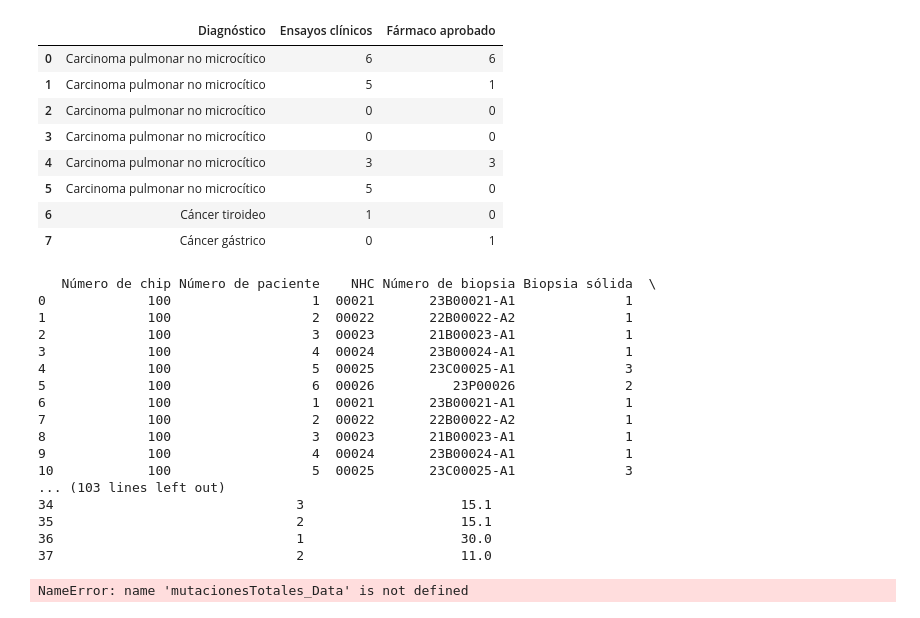
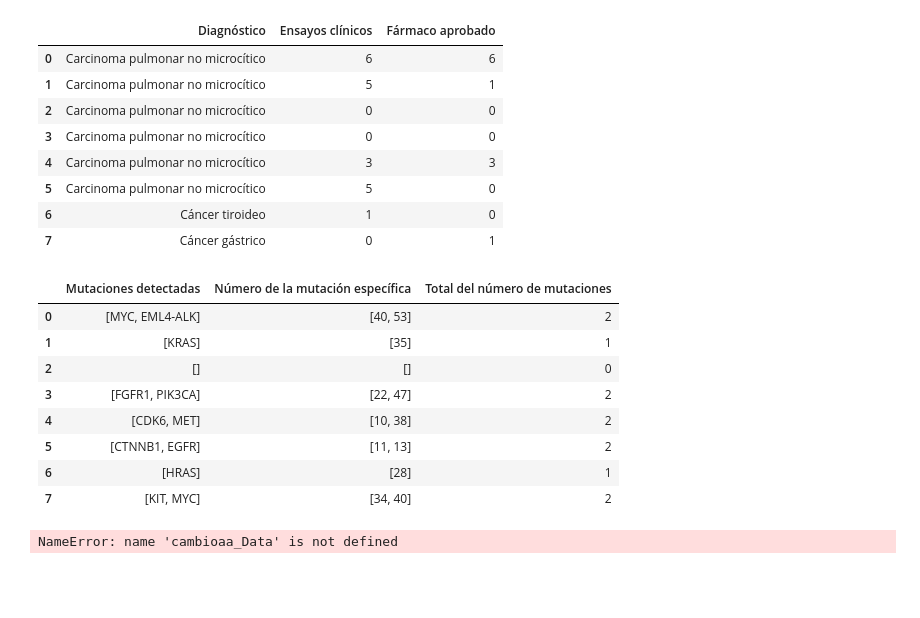
Before and after one commit to LuciaVitores/Automatizacion_PDF_scraping, a Jupyter notebook: PruebaLucia.ipynb, the cells around one changed output. Cells and saved outputs as stored; diff of their text form; code cells hidden in the pictures; blank space fills up the shorter version.

```diff
--- a/PruebaLucia.ipynb
+++ b/PruebaLucia.ipynb
@@ -1178,0 +1362,9 @@ mutaciones_totales
+# %%
+numero_iden = []
+for i in mut:
+    valores = [genes.get(gen, 0) for gen in i]
+    numero_iden.append(valores)
+
+print(numero_iden)
+
+[[0, 0], [0], [], [0, 0], [0, 0], [0, 0], [0], [0, 0]]
@@ -1178,0 +1373,7 @@ mutaciones_totales
+# %%
+#Creo un diccionario con los valores del
+mutaciones_dic = dict(zip(genes["GEN"], genes["Número gen"]))
+mutaciones_dic
+
+for gen, valor in mutaciones_dic.items():
+    print(gen, valor)
@@ -1178,0 +1398,7 @@ mutaciones_totales
+# %%
+numero_iden = []
+for i in mut:
+    valores = [mutaciones_dic.get(gen, 0) for gen in i]
+    numero_iden.append(valores)
+
+print(numero_iden)
@@ -1788,34 +2033,26 @@ Tabla6Informacion
 | 5 | Carcinoma pulmonar no microcítico | 5 | 0 |
 | 6 | Cáncer tiroideo | 1 | 0 |
 | 7 | Cáncer gástrico | 0 | 1 |
-# %%
-tabla_unida = pd.merge(Tabla1Pacientes, Tabla2Diagnostico, on= 'Diagnóstico', how = 'right')
-print(tabla_unida)
-#¿POR QUÉ TENGO TANTAS COPIAS???
-# %% [output]
-   Número de chip Número de paciente    NHC Número de biopsia Biopsia sólida  \
-0             100                  1  00021       23B00021-A1              1
-1             100                  2  00022       22B00022-A2              1
-2             100                  3  00023       21B00023-A1              1
-3             100                  4  00024       23B00024-A1              1
-4             100                  5  00025       23C00025-A1              3
-5             100                  6  00026          23P00026              2
-6             100                  1  00021       23B00021-A1              1
-7             100                  2  00022       22B00022-A2              1
-8             100                  3  00023       21B00023-A1              1
-9             100                  4  00024       23B00024-A1              1
-10            100                  5  00025       23C00025-A1              3
-... (103 lines left out)
-34                               3                    15.1
-35                               2                    15.1
-36                               1                    30.0
-37                               2                    11.0
+# %%
+Tabla5MutacionesEspecificas = pd.DataFrame({'Mutaciones detectadas':mut, 'Número de la mutación específica':numero_iden, 'Total del número de mutaciones': num_mutaciones, })
+# %%
+Tabla5MutacionesEspecificas
+# %% [output]
+|  | Mutaciones detectadas | Número de la mutación específica | Total del número de mutaciones |
+| 0 | [MYC, EML4-ALK] | [40, 53] | 2 |
+| 1 | [KRAS] | [35] | 1 |
+| 2 | [] | [] | 0 |
+| 3 | [FGFR1, PIK3CA] | [22, 47] | 2 |
+| 4 | [CDK6, MET] | [10, 38] | 2 |
+| 5 | [CTNNB1, EGFR] | [11, 13] | 2 |
+| 6 | [HRAS] | [28] | 1 |
+| 7 | [KIT, MYC] | [34, 40] | 2 |
 # %%
-#Tabla1Pacientes = pd.DataFrame({'Número de chip': chip, 'Número de paciente': paciente_Data, 'NHC': NHC_Data, 'Número de biopsia': Nbiopsia_Data, 'Biopsia sólida': Biopsia_solida, 'Fecha de informe': fecha_Data, 'Diagnóstico': texto_Data, 'Total del número de mutaciones': mutacionesTotales_Data})
+#Tabla1Pacientes = pd.DataFrame({'Número de chip': chip, 'Número de paciente': paciente_Data, 'NHC': NHC_Data, 'Número de biopsia': Nbiopsia_Data, 'Biopsia sólida': Biopsia_solida, 'Fecha de informe': fecha_Data, 'Diagnóstico': texto_Data})
 #Tabla2Diagnostico = pd.DataFrame({'Diagnóstico': texto_Data, 'Número de diagnóstico': Ndiagnostico_Data})
-Tabla3Mutaciones = pd.DataFrame({'Mutaciones detectadas en el ADN': mutacionesADN_Data,'Cambio de aminoácido': cambioaa_Data,'Porcentaje de frecuencia alélica': frecuencia_Data,'Mutaciones detectadas en el ARN': mutacionesARN_Data,'Número de lecturas (% de frecuencia alélica en ARN)': lecturasARN_Data,'Variaciones del número de lecturas': variaciones_Data,'Número de copias (% de frecuencia alélica en copias)': copias_Data,'Total del número de mutaciones': mutacionesTotales_Data})
-Tabla4TotalMutaciones = pd.DataFrame({'Número de mutaciones en el ADN': NmutacionesADN_Data,'Número de mutaciones en el ARN': NmutacionesARN_Data,'Número de mutaciones en las copias': Nvariaciones_Data,'Total del número de mutaciones': mutacionesTotales_Data})
-Tabla5MutacionesEspecificas = pd.DataFrame({'Mutaciones detectadas en el ADN': mutacionesADN_Data,'Mutaciones detectadas en el ARN': mutacionesARN_Data,'Variaciones del número de lecturas': variaciones_Data,'Nº de la mutación específica detectada': NmutacionEspecifica_Data})
+Tabla3Mutaciones = pd.DataFrame({'Mutaciones detectadas':todas_mutaciones,'Cambio de aminoácido': cambioaa_Data,'Porcentaje de frecuencia alélica (ADN)': frecuencia_Data,'Variaciones del número de lecturas (ARN)': variaciones_Data,'Variaciones de copias': copias_Data})
+Tabla4Patologicas = pd.DataFrame({'Genes patológicos': patologicos})
+#Tabla5MutacionesEspecificas = pd.DataFrame({'Mutaciones detectadas':mut, 'Total del número de mutaciones': num_mutaciones,'Nº de la mutación específica detectada': NmutacionEspecifica_Data})
 #Tabla6Informacion = pd.DataFrame({'Diagnóstico': texto_Data, 'Ensayos clínicos': ensayo_Data, 'Fármaco aprobado': farmaco_Data})
 # %% [output]
-NameError: name 'mutacionesTotales_Data' is not defined
+NameError: name 'cambioaa_Data' is not defined
```
Also changed, not shown: parts of 50 cells of this notebook.
